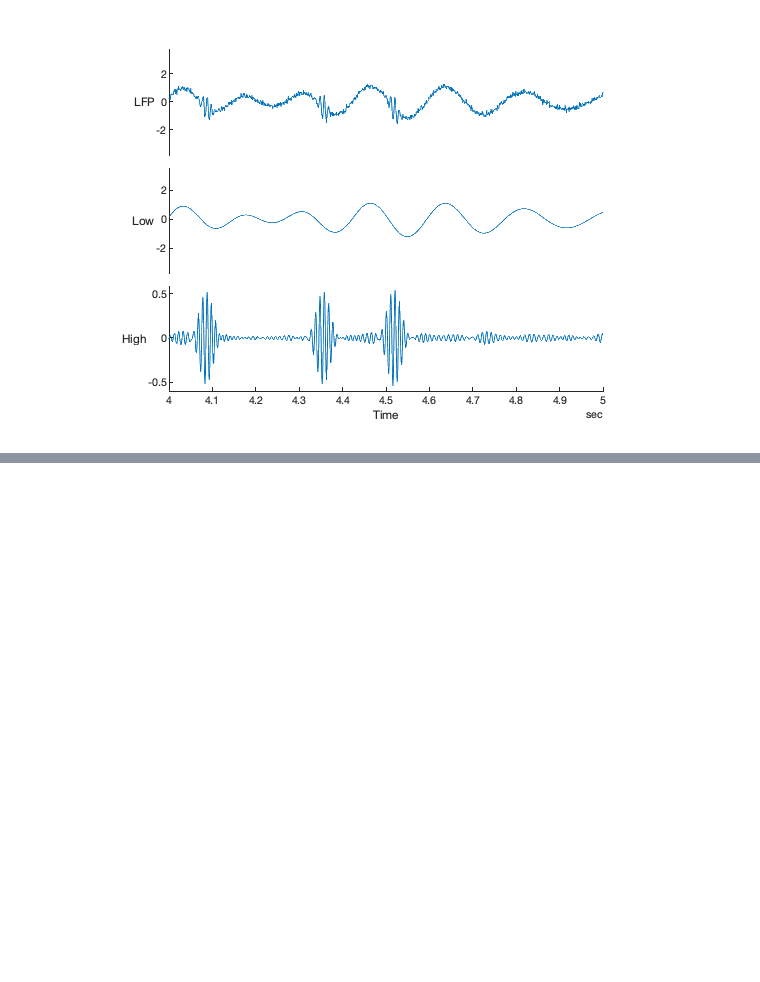
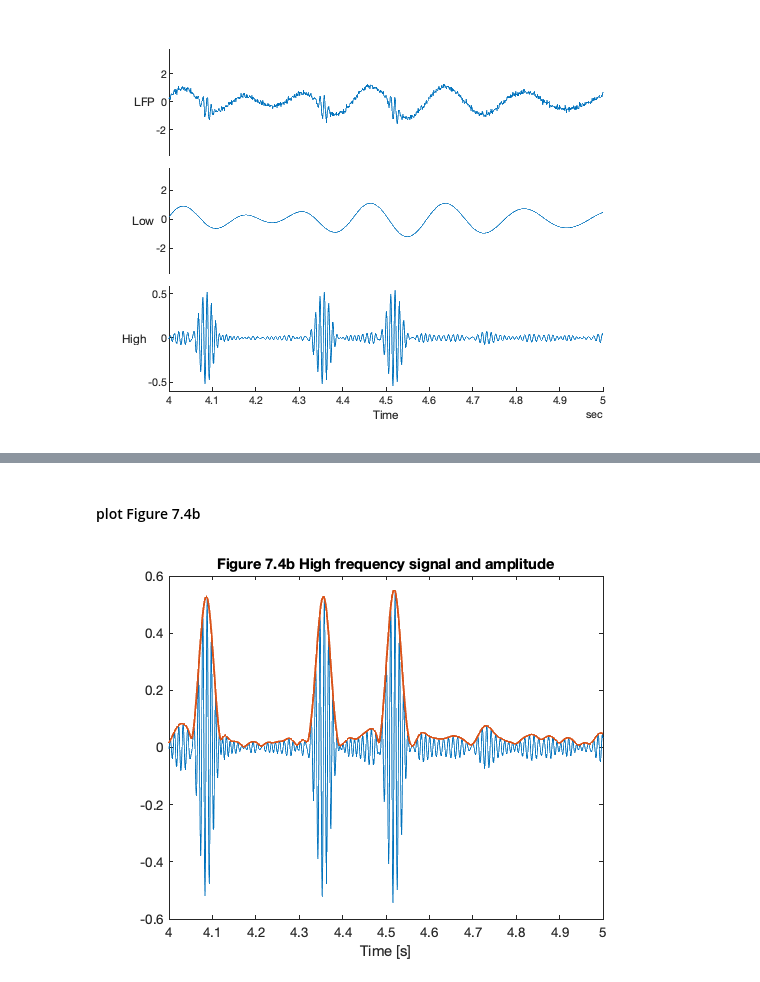
Before and after one commit to jiecui/Case-Studies-Kramer-Eden, a Jupyter notebook: Chapter7/ch_7_notebook.ipynb, the cells around one changed output, grey strips where cells are left out. Cells and saved outputs as stored; diff of their text form; code cells hidden in the pictures; blank space fills up the shorter version.

```diff
--- a/Chapter7/ch_7_notebook.ipynb
+++ b/Chapter7/ch_7_notebook.ipynb
@@ -132,0 +161,12 @@ xlim(seconds([4 5]))
+# %% [markdown]
+#### plot Figure 7.4b
+# %%
+figure
+plot(t, Vhi)
+hold on
+plot(t, amp, 'LineWidth', 2)
+xlim([4 5])
+xlabel('Time [s]')
+title('Figure 7.4b High frequency signal and amplitude')
+# %% [output]
+[figure, added]
```
Also changed, not shown: parts of 12 cells of this notebook, 1 other file.
